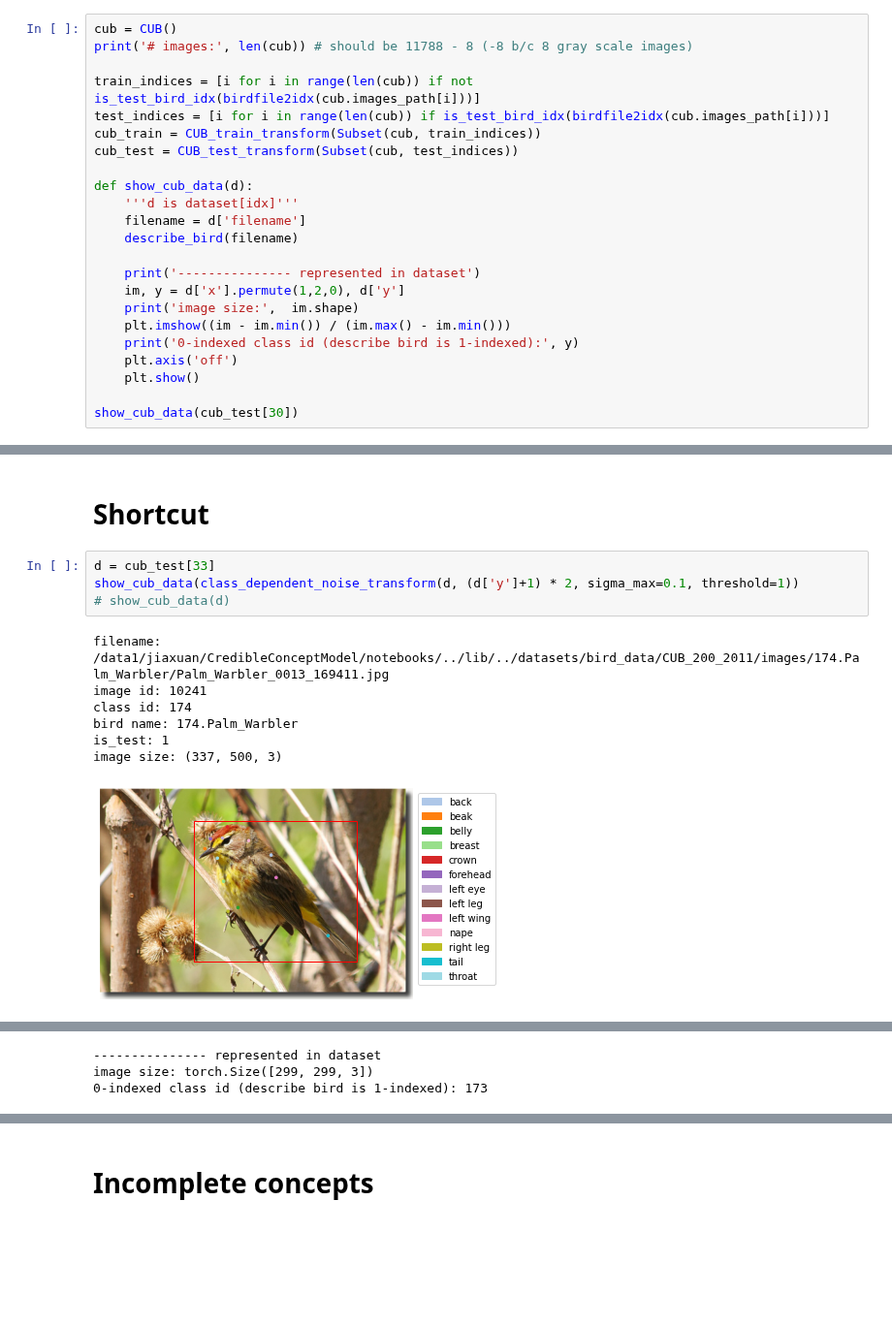
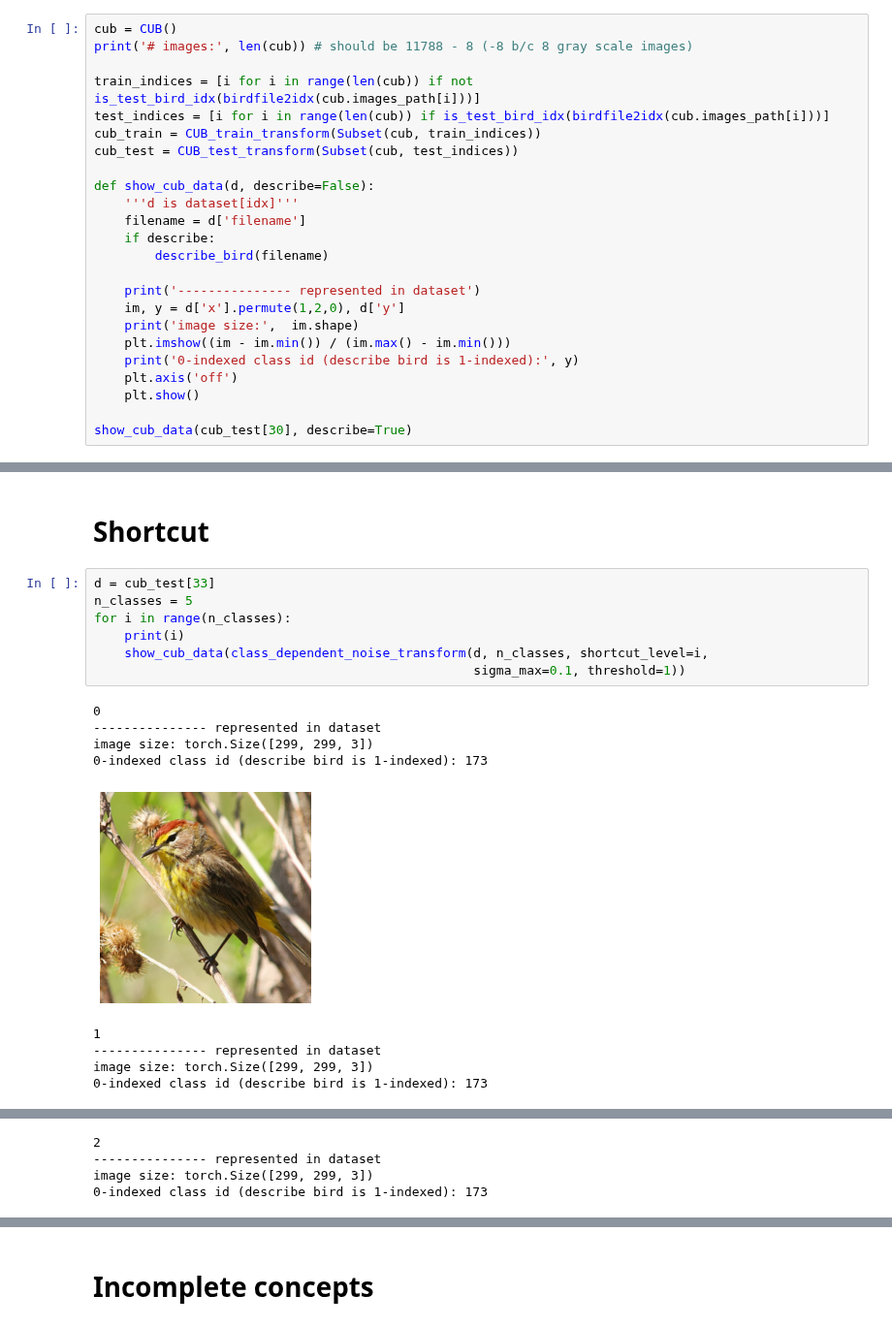
Before and after one commit to nathanwang000/ConceptCredibleModel, a Jupyter notebook: notebooks/birds_standard.ipynb, the cells around one changed output, grey strips where cells are left out. Shown at 97% size. Cells and saved outputs as stored; diff of their text form; blank space fills up the shorter version.

Commit message:
updated transform semantics for shortcuts

```diff
--- a/notebooks/birds_standard.ipynb
+++ b/notebooks/birds_standard.ipynb
@@ -41,10 +41,11 @@ test_indices = [i for i in range(len(cub)) if is_test_bird_idx(birdfile2idx(cub.
 cub_train = CUB_train_transform(Subset(cub, train_indices))
 cub_test = CUB_test_transform(Subset(cub, test_indices))
 
-def show_cub_data(d):
+def show_cub_data(d, describe=False):
     '''d is dataset[idx]'''
     filename = d['filename']
-    describe_bird(filename)
+    if describe:
+        describe_bird(filename)
 
     print('--------------- represented in dataset')
     im, y = d['x'].permute(1,2,0), d['y']
@@ -54,7 +55,7 @@ def show_cub_data(d):
     plt.axis('off')
     plt.show()
 
-show_cub_data(cub_test[30])
+show_cub_data(cub_test[30], describe=True)
 # %% [output]
 # images: 11780
 filename: /data1/jiaxuan/CredibleConceptModel/notebooks/../lib/../datasets/bird_data/CUB_200_2011/images/174.Palm_Warbler/Palm_Warbler_0046_169837.jpg
@@ -232,13 +232,18 @@ plt.show()
 # Shortcut
 # %%
 d = cub_test[33]
-show_cub_data(class_dependent_noise_transform(d, (d['y']+1) * 2, sigma_max=0.1, threshold=1))
-# show_cub_data(d)
+n_classes = 5
+for i in range(n_classes):
+    print(i)
+    show_cub_data(class_dependent_noise_transform(d, n_classes, shortcut_level=i,
+                                                  sigma_max=0.1, threshold=1))
 # %% [output]
-filename: /data1/jiaxuan/CredibleConceptModel/notebooks/../lib/../datasets/bird_data/CUB_200_2011/images/174.Palm_Warbler/Palm_Warbler_0013_169411.jpg
-image id: 10241
-class id: 174
-bird name: 174.Palm_Warbler
-is_test: 1
-image size: (337, 500, 3)
+0
+--------------- represented in dataset
+image size: torch.Size([299, 299, 3])
+0-indexed class id (describe bird is 1-indexed): 173
-[figure, old version]
+[figure, new version]
+1
+--------------- represented in dataset
+image size: torch.Size([299, 299, 3])
+0-indexed class id (describe bird is 1-indexed): 173
@@ -246,4 +251,5 @@ image size: (337, 500, 3)
---------------- represented in dataset
-image size: torch.Size([299, 299, 3])
-0-indexed class id (describe bird is 1-indexed): 173
+2
+--------------- represented in dataset
+image size: torch.Size([299, 299, 3])
+0-indexed class id (describe bird is 1-indexed): 173
 [figure]
```
Also changed, not shown: parts of 2 cells of this notebook, 3 other files.
